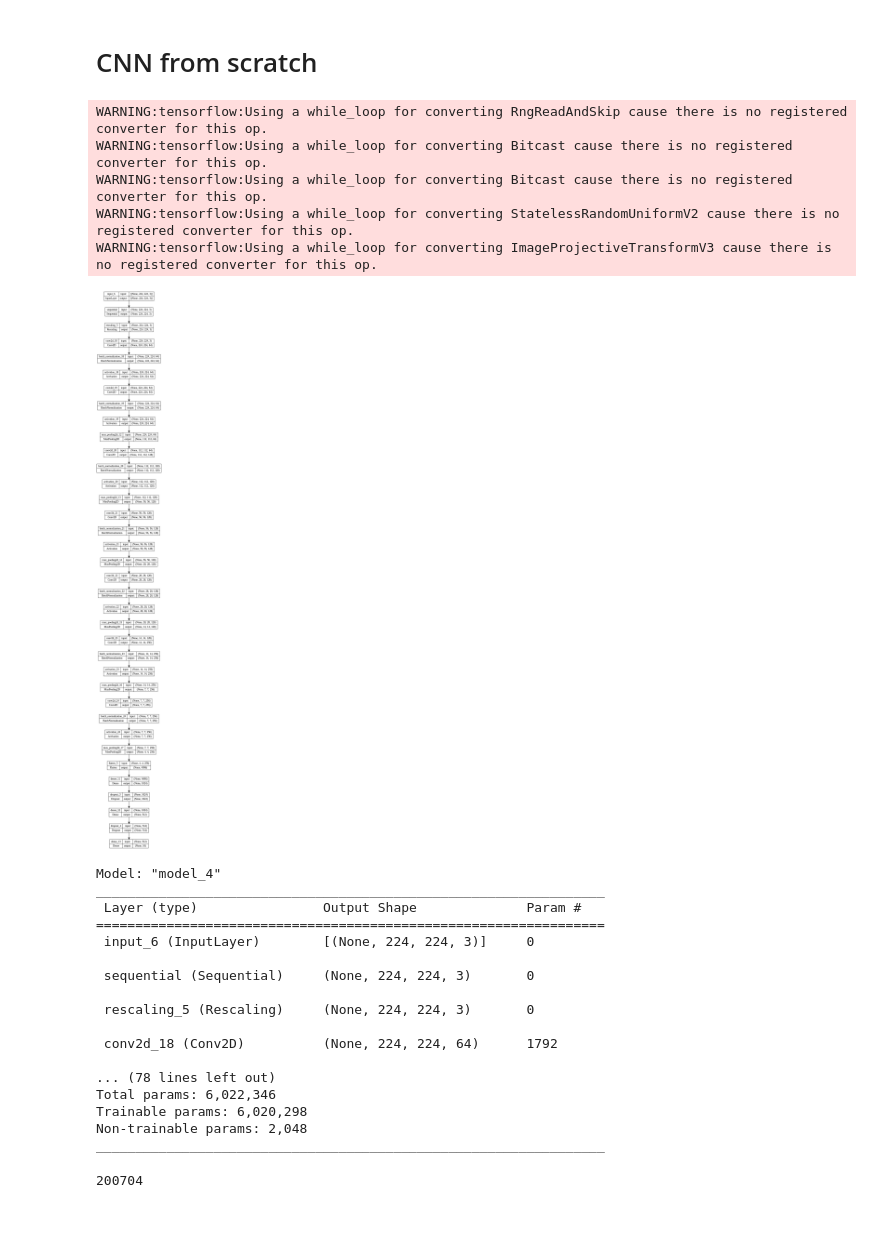
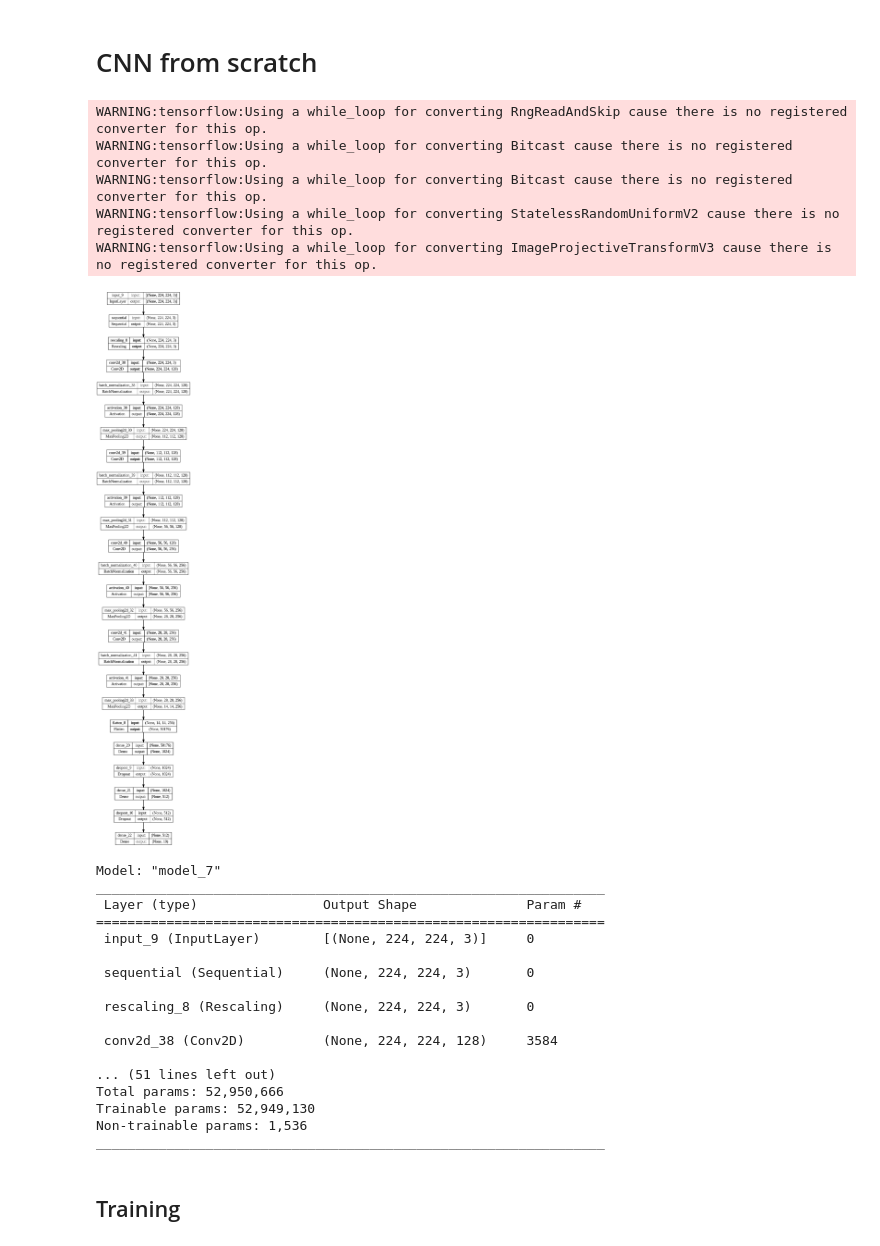
Before and after one commit to ana-bernal/P6_img-classif, a Jupyter notebook: 02_classification.ipynb, the cells around one changed output. Cells and saved outputs as stored; diff of their text form; code cells hidden in the pictures; blank space fills up the shorter version.

```diff
--- a/02_classification.ipynb
+++ b/02_classification.ipynb
@@ -135,22 +135,22 @@ def make_cnn_model(input_shape):
     x = data_augmentation(inputs)
     x = layers.Rescaling(1./255)(x)
 
-    # First block:
-    x = layers.Conv2D(filters=64,
-                      kernel_size=3,
-                      strides=(1,1),
-                      padding="same")(x)  # for having outputsize=inputsize
-    x = layers.BatchNormalization()(x)
-    x = layers.Activation("relu")(x)
+    # # First block:
+    # x = layers.Conv2D(filters=64,
+    #                   kernel_size=3,
+    #                   strides=(1,1),
+    #                   padding="same")(x)  # for having outputsize=inputsize
+    # x = layers.BatchNormalization()(x)
+    # x = layers.Activation("relu")(x)
 
-    x = layers.Conv2D(filters=64,
-                      kernel_size=3,
-                      strides=(1,1),
-                      padding="same")(x)  # for having outputsize=inputsize
-    x = layers.BatchNormalization()(x)
-    x = layers.Activation("relu")(x)
+    # x = layers.Conv2D(filters=64,
+    #                   kernel_size=3,
+    #                   strides=(1,1),
+    #                   padding="same")(x)  # for having outputsize=inputsize
+    # x = layers.BatchNormalization()(x)
+    # x = layers.Activation("relu")(x)
 
-    x = layers.MaxPooling2D(3, strides=2, padding="same")(x)
+    # x = layers.MaxPooling2D(pool_size=(2,2), strides=(2,2), padding="same")(x)
 
     # Second block
     x = layers.Conv2D(filters=128,
@@ -160,7 +160,7 @@ def make_cnn_model(input_shape):
     x = layers.BatchNormalization()(x)
     x = layers.Activation("relu")(x)
 
-    x = layers.MaxPooling2D(3, strides=2, padding="same")(x)
+    x = layers.MaxPooling2D(pool_size=(2,2), strides=(2,2), padding="same")(x)
     #
     x = layers.Conv2D(filters=128,
                       kernel_size=3,
@@ -169,16 +169,7 @@ def make_cnn_model(input_shape):
     x = layers.BatchNormalization()(x)
     x = layers.Activation("relu")(x)
     #
-    x = layers.MaxPooling2D(3, strides=2, padding="same")(x)
-
-    x = layers.Conv2D(filters=128,
-                      kernel_size=3,
-                      strides=(1,1),
-                      padding="same")(x)  # for having outputsize=inputsize
-    x = layers.BatchNormalization()(x)
-    x = layers.Activation("relu")(x)
-
-    x = layers.MaxPooling2D(3, strides=2, padding="same")(x)
+    x = layers.MaxPooling2D(pool_size=(2,2), strides=(2,2), padding="same")(x)
 
     # Third block
     x = layers.Conv2D(filters=256,
@@ -188,60 +179,66 @@ def make_cnn_model(input_shape):
     x = layers.BatchNormalization()(x)
     x = layers.Activation("relu")(x)
 
-    x = layers.MaxPooling2D(3, strides=2, padding="same")(x)
+    x = layers.MaxPooling2D(pool_size=(2,2), strides=(2,2), padding="same")(x)
 
     x = layers.Conv2D(filters=256,
                       kernel_size=3,
                       strides=(1,1),
                       padding="same")(x)  # for having outputsize=inputsize
     x = layers.BatchNormalization()(x)
     x = layers.Activation("relu")(x)
 
-    x = layers.MaxPooling2D(3, strides=2, padding="same")(x)
+    x = layers.MaxPooling2D(pool_size=(2,2), strides=(2,2), padding="same")(x)
+    x = layers.Conv2D(filters=256,
+                      kernel_size=3,
+                      strides=(1,1),
+                      padding="same")(x)  # for having outputsize=inputsize
+    x = layers.BatchNormalization()(x)
+    x = layers.Activation("relu")(x)
+
+    x = layers.MaxPooling2D(pool_size=(2,2), strides=(2,2), padding="same")(x)
 
     # Third block
     x = layers.Flatten()(x)
 
     x = layers.Dense(1024, activation="relu")(x)
     x = layers.Dropout(0.5)(x)
     x = layers.Dense(512, activation="relu")(x)
     x = layers.Dropout(0.5)(x)
 
     outputs = layers.Dense(10, activation="softmax")(x)
 
     return keras.Model(inputs,outputs)
 
 
 model = make_cnn_model(input_shape=image_size + (3,))
 keras.utils.plot_model(model, show_shapes=True)
 # %% [output]
 WARNING:tensorflow:Using a while_loop for converting RngReadAndSkip cause there is no registered converter for this op.
 WARNING:tensorflow:Using a while_loop for converting Bitcast cause there is no registered converter for this op.
 WARNING:tensorflow:Using a while_loop for converting Bitcast cause there is no registered converter for this op.
 WARNING:tensorflow:Using a while_loop for converting StatelessRandomUniformV2 cause there is no registered converter for this op.
 WARNING:tensorflow:Using a while_loop for converting ImageProjectiveTransformV3 cause there is no registered converter for this op.
-[figure, old version]
+[figure, new version]
 # %%
 model.summary()
 # %% [output]
-Model: "model_4"
+Model: "model_7"
 _________________________________________________________________
  Layer (type)                Output Shape              Param #
 =================================================================
- input_6 (InputLayer)        [(None, 224, 224, 3)]     0
+ input_9 (InputLayer)        [(None, 224, 224, 3)]     0
 
  sequential (Sequential)     (None, 224, 224, 3)       0
 
- rescaling_5 (Rescaling)     (None, 224, 224, 3)       0
+ rescaling_8 (Rescaling)     (None, 224, 224, 3)       0
 
- conv2d_18 (Conv2D)          (None, 224, 224, 64)      1792
+ conv2d_38 (Conv2D)          (None, 224, 224, 128)     3584
 
-... (78 lines left out)
-Total params: 6,022,346
-Trainable params: 6,020,298
-Non-trainable params: 2,048
+... (51 lines left out)
+Total params: 52,950,666
+Trainable params: 52,949,130
+Non-trainable params: 1,536
 _________________________________________________________________
-# %%
-28*28*256
-# %% [output]
-200704
+# %% [markdown]
+## Training
```
Also changed, not shown: parts of 1 cell of this notebook.
